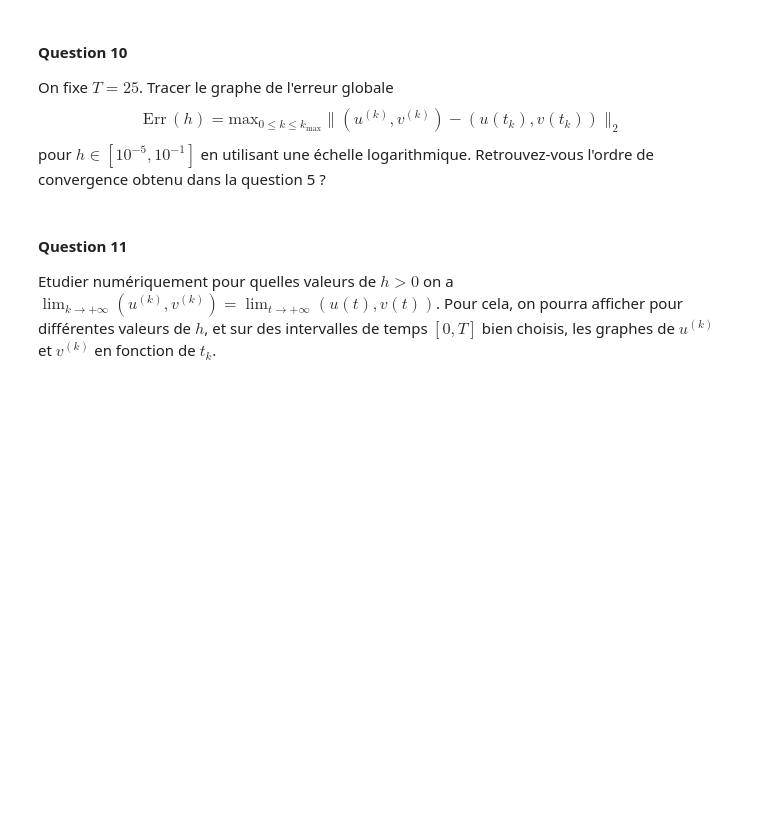
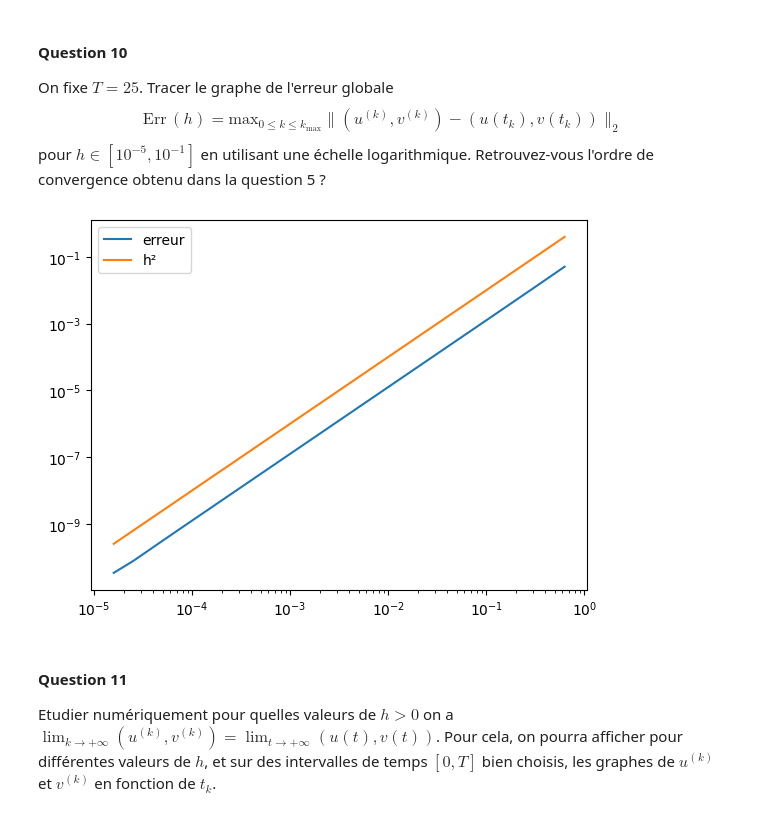
Before and after one commit to laullelien/Numerical-Methods, a Jupyter notebook: TP_MNB_2023.ipynb, the cells around one changed output. Cells and saved outputs as stored; diff of their text form; code cells hidden in the pictures; blank space fills up the shorter version.

```diff
--- a/TP_MNB_2023.ipynb
+++ b/TP_MNB_2023.ipynb
@@ -154,3 +230,13 @@ les valeurs de $[u^{(k)},v^{(k)}]$ pour $0 \leq k \leq k_{\mathrm{max}}$
 sous la forme d'une matrice de taille $2 \times (k_{\mathrm{max}}+1)$.
 Pour des valeurs de votre choix de $C$, $T$ et $h$,
 tester cette fonction sur la condition initiale $[u(0), v(0)]=[u^{\ast}, v^{\ast}]$.
+# %%
+def solnum(sol_0, T, h):
+    sol=[sol_0]
+    for _ in range(int(T/h)):
+        sol.append(iter(sol[-1], h))
+    return sol
+
+#test
+sol=solnum([1, 0.3], 9, 1)
+print(sol)
@@ -173,9 +293,44 @@ Réponse (calcul explicite) :
+# %%
+def u(t):
+    c=np.sqrt(3.91)
+    return 1+np.exp(-0.15*t)*(-np.cos(c/2*t)-0.3/c*np.sin(c/2*t))
+
+def v(t):
+    c=np.sqrt(3.91)
+    return 0.3+0.15*np.exp(-0.15*t)*(-2*np.cos(c/2*t)+(c/0.3-0.3/c)*np.sin(c/2*t))
+
+def solexacte(temps):
+    return [[u(t), v(t)] for t in temps]
 # %% [markdown]
 #### Question 10
 On fixe $T=25$. Tracer le graphe de l'erreur globale
 $$\mathrm{Err}\,(h)=\mathrm{max}_{0\leq k \leq k_{\mathrm{max}}}\| (u^{(k)},v^{(k)})-(u(t_k),v(t_k)) \|_2$$
 pour $h \in [10^{-5}, 10^{-1}]$ en utilisant une échelle logarithmique.
 Retrouvez-vous l'ordre de convergence obtenu dans la question 5 ?
+# %%
+def err(h):
+    T=25
+    t=np.linspace(0, h*int(T/h), int(T/h)+1)
+    num=solnum([0, 0], T, h)
+    exct=solexacte(t)
+    cur_max=np.sqrt((num[0][0]-exct[0][0])**2+(num[0][1]-exct[0][1])**2)
+    for i in range(len(t)):
+        cur_max=max(cur_max, np.sqrt((num[i][0]-exct[i][0])**2+(num[i][1]-exct[i][1])**2))
+    return cur_max
+
+pas=[10**(-i*0.2) for i in range(1, 25)]
+errs=[err(h) for h in pas]
+plt.plot(pas, errs, label="erreur")
+plt.plot(pas, [h**2 for h in pas], label="h²")
+#on retrouve l'ordre 2:
+#En effet les courbes de l'érreur et de la fonction carré sont deux droites colinéaires en échelle logarithmique:
+#∃b∈R, ln(Err(h))=ln(h**2)+b donc Err(h)=e^b.h²=O(h²)
+plt.xscale("log")
+plt.yscale("log")
+plt.legend()
+plt.show()
+# %% [output]
+[figure, added]
 # %% [markdown]
 #### Question 11
 Etudier numériquement pour quelles valeurs de $h >0$ on a
```
Also changed, not shown: parts of 18 cells of this notebook.
